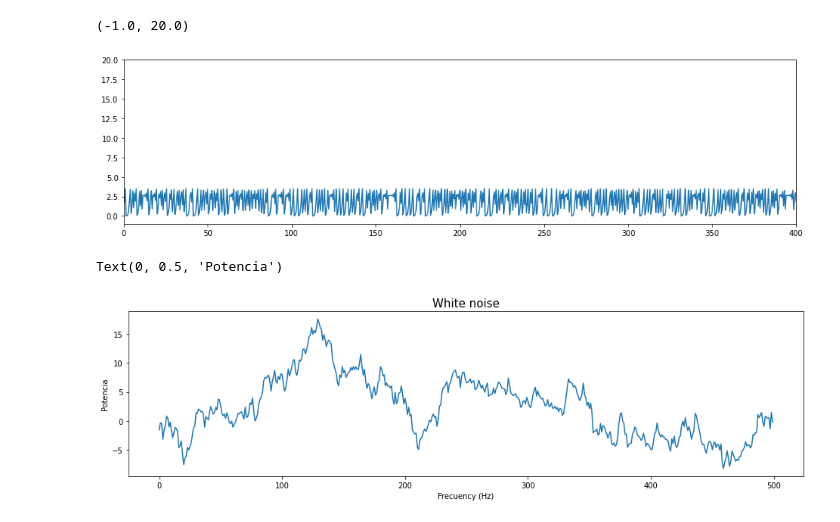
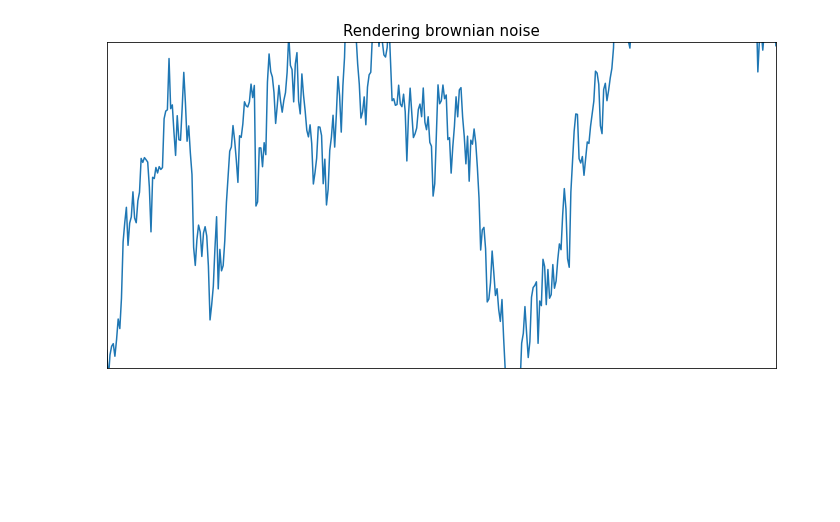
Before and after one commit to RonnyGuevara/Fractal_Images, a Jupyter notebook: TP5/TP5_FI.ipynb, the cells around one changed output. Drawn from its saved outputs; the diff is of its cells as text; code cells hidden in the pictures; blank space fills up the shorter version.

```diff
--- a/TP5/TP5_FI.ipynb
+++ b/TP5/TP5_FI.ipynb
@@ -126,13 +55,17 @@ plot_line_chart(x, y, '$x$', '$chaos(x)$', 'Numbers created with the Chaos Funct
 # %%
 #@title Seleccione la escala { run: "auto" }
-escala_xx = 0.5 #@param {type:"slider", min:0, max:20, step:0.5}
-escala_yy = 3.5 #@param {type:"slider", min:0, max:20, step:0.5}
-newarr = np.multiply(y, escala_yy)
-newarr2 = np.multiply(x, escala_xx)
-fig, ax = plt.subplots(figsize = (16, 4))
+escala_x = 1.5 #@param {type:"slider", min:1, max:20, step:0.5}
+escala_y = 17 #@param {type:"slider", min:1, max:20, step:0.5}
+samples2 = np.arange(len(samples))
+escala_x = np.sqrt(escala_x)
+newarr = np.multiply(samples, escala_y)
+newarr2 = np.multiply(samples2, escala_x)
+fig, ax = plt.subplots(figsize = (12, 6))
 ax.plot(newarr2,newarr)
-ax.set_xlim(left=-0, right=400)
-ax.set_ylim(-1,20)
+ax.set_xlim(left=-0, right=500)
+ax.set_ylim(-50,150)
+plt.title("Rendering brownian noise", fontsize = 15)
+ax.get_xaxis().set_visible(False)
+ax.get_yaxis().set_visible(False)
 # %% [output]
-(-1.0, 20.0)
-[figure, old version]
+[figure, new version]
@@ -144,12 +71,0 @@ ax.set_ylim(-4,4)
-# %%
-import numpy as np
-import matplotlib.pyplot as plt
-samples = np.random.randn(500).cumsum()
-plt.figure(figsize=(16, 4))
-plt.title("White noise", fontsize = 15)
-plt.plot(samples)
-plt.xlabel("Frecuency (Hz)")
-plt.ylabel("Potencia")
-# %% [output]
-Text(0, 0.5, 'Potencia')
-[figure, removed]
```
Also changed, not shown: parts of 24 cells of this notebook.
